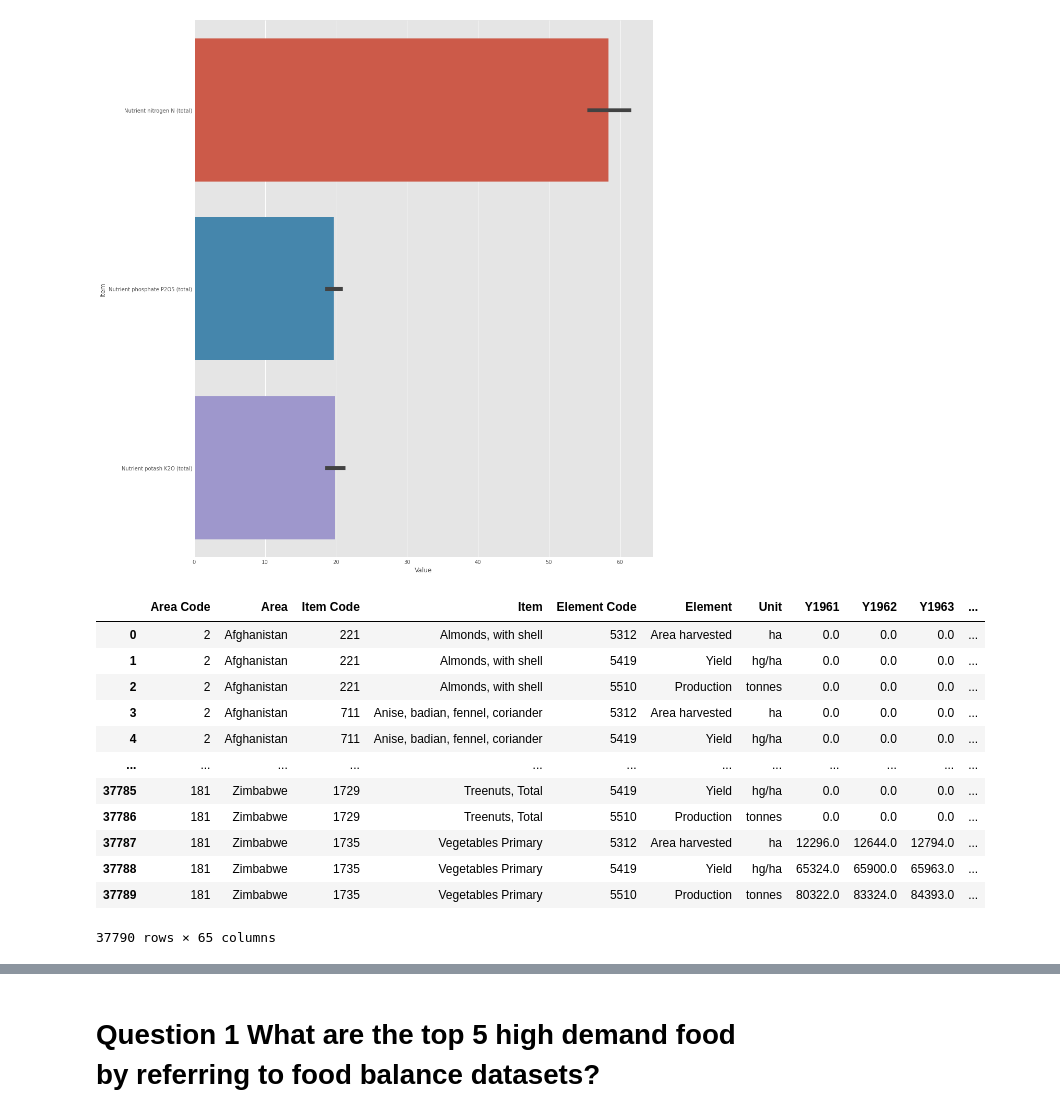
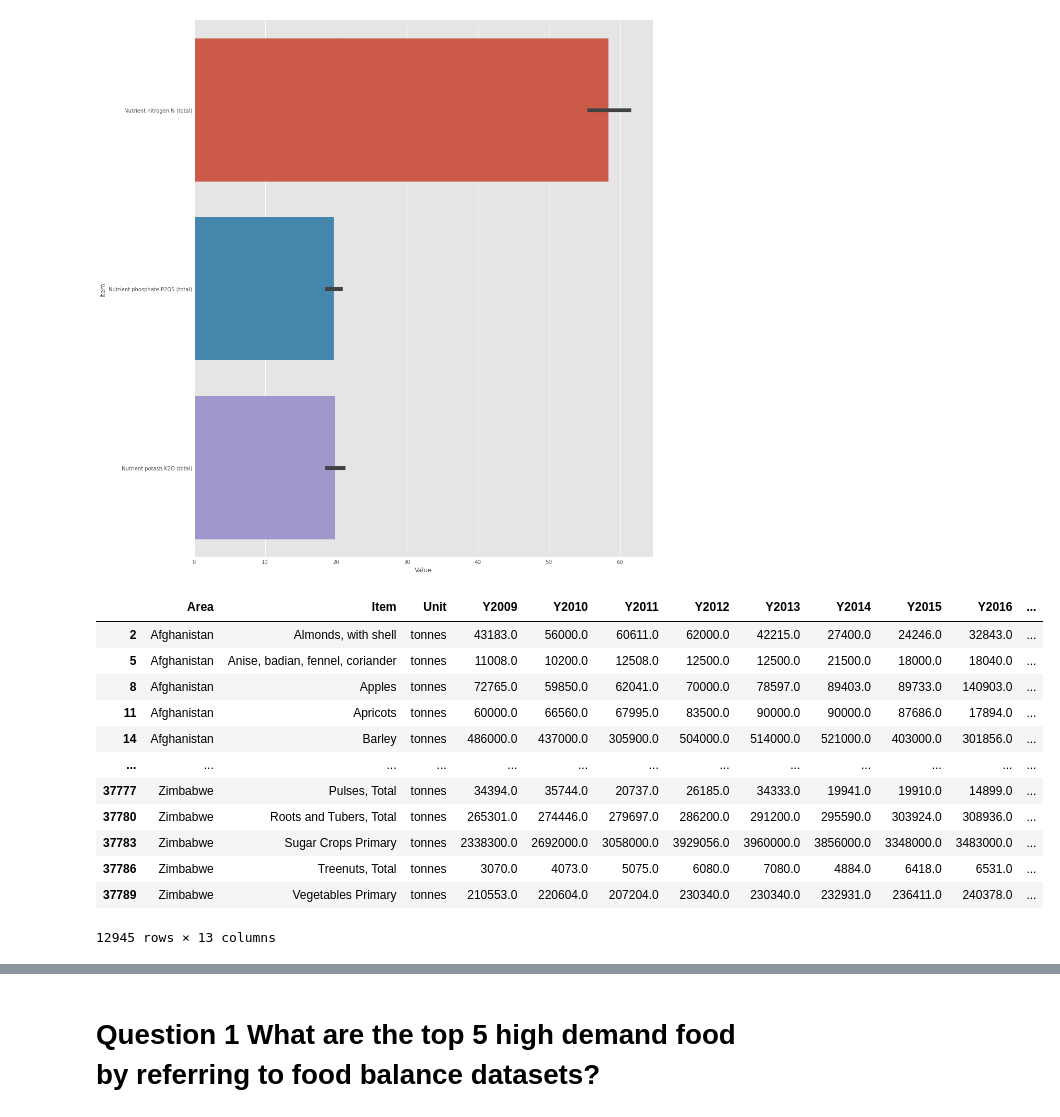
Before and after one commit to minxuan1509/IDS-FAO-Analysis, a Jupyter notebook: IDS FAO.ipynb, the cells around one changed output, grey strips where cells are left out. Saved outputs shown, nothing was run; the diff lists cells and outputs as text; code cells hidden in the pictures.

```diff
--- a/IDS FAO.ipynb
+++ b/IDS FAO.ipynb
@@ -61,23 +63,24 @@ ax = sns.catplot(x='Value',y='Item',data = fertilizer,kind="bar",height = 15,asp
 # %%
 crop = crop[:37790]
 crops=crop[['Area','Item','Unit','Y2009','Y2010','Y2011','Y2012','Y2013','Y2014','Y2015','Y2016','Y2017','Y2018']]
 crops_area_sum = crop.fillna(0)
 crop.fillna(0,inplace=True)
-crop
+crops = crops[crops['Unit']=="tonnes"]
+crops
 # %% [output]
-|  | Area Code | Area | Item Code | Item | Element Code | Element | Unit | Y1961 | Y1962 | Y1963 | ... |
-| 0 | 2 | Afghanistan | 221 | Almonds, with shell | 5312 | Area harvested | ha | 0.0 | 0.0 | 0.0 | ... |
-| 1 | 2 | Afghanistan | 221 | Almonds, with shell | 5419 | Yield | hg/ha | 0.0 | 0.0 | 0.0 | ... |
-| 2 | 2 | Afghanistan | 221 | Almonds, with shell | 5510 | Production | tonnes | 0.0 | 0.0 | 0.0 | ... |
-| 3 | 2 | Afghanistan | 711 | Anise, badian, fennel, coriander | 5312 | Area harvested | ha | 0.0 | 0.0 | 0.0 | ... |
-| 4 | 2 | Afghanistan | 711 | Anise, badian, fennel, coriander | 5419 | Yield | hg/ha | 0.0 | 0.0 | 0.0 | ... |
-| ... | ... | ... | ... | ... | ... | ... | ... | ... | ... | ... | ... |
-| 37785 | 181 | Zimbabwe | 1729 | Treenuts, Total | 5419 | Yield | hg/ha | 0.0 | 0.0 | 0.0 | ... |
-| 37786 | 181 | Zimbabwe | 1729 | Treenuts, Total | 5510 | Production | tonnes | 0.0 | 0.0 | 0.0 | ... |
-| 37787 | 181 | Zimbabwe | 1735 | Vegetables Primary | 5312 | Area harvested | ha | 12296.0 | 12644.0 | 12794.0 | ... |
-| 37788 | 181 | Zimbabwe | 1735 | Vegetables Primary | 5419 | Yield | hg/ha | 65324.0 | 65900.0 | 65963.0 | ... |
-| 37789 | 181 | Zimbabwe | 1735 | Vegetables Primary | 5510 | Production | tonnes | 80322.0 | 83324.0 | 84393.0 | ... |
+|  | Area | Item | Unit | Y2009 | Y2010 | Y2011 | Y2012 | Y2013 | Y2014 | Y2015 | Y2016 | ... |
+| 2 | Afghanistan | Almonds, with shell | tonnes | 43183.0 | 56000.0 | 60611.0 | 62000.0 | 42215.0 | 27400.0 | 24246.0 | 32843.0 | ... |
+| 5 | Afghanistan | Anise, badian, fennel, coriander | tonnes | 11008.0 | 10200.0 | 12508.0 | 12500.0 | 12500.0 | 21500.0 | 18000.0 | 18040.0 | ... |
+| 8 | Afghanistan | Apples | tonnes | 72765.0 | 59850.0 | 62041.0 | 70000.0 | 78597.0 | 89403.0 | 89733.0 | 140903.0 | ... |
+| 11 | Afghanistan | Apricots | tonnes | 60000.0 | 66560.0 | 67995.0 | 83500.0 | 90000.0 | 90000.0 | 87686.0 | 17894.0 | ... |
+| 14 | Afghanistan | Barley | tonnes | 486000.0 | 437000.0 | 305900.0 | 504000.0 | 514000.0 | 521000.0 | 403000.0 | 301856.0 | ... |
+| ... | ... | ... | ... | ... | ... | ... | ... | ... | ... | ... | ... | ... |
+| 37777 | Zimbabwe | Pulses, Total | tonnes | 34394.0 | 35744.0 | 20737.0 | 26185.0 | 34333.0 | 19941.0 | 19910.0 | 14899.0 | ... |
+| 37780 | Zimbabwe | Roots and Tubers, Total | tonnes | 265301.0 | 274446.0 | 279697.0 | 286200.0 | 291200.0 | 295590.0 | 303924.0 | 308936.0 | ... |
+| 37783 | Zimbabwe | Sugar Crops Primary | tonnes | 2338300.0 | 2692000.0 | 3058000.0 | 3929056.0 | 3960000.0 | 3856000.0 | 3348000.0 | 3483000.0 | ... |
+| 37786 | Zimbabwe | Treenuts, Total | tonnes | 3070.0 | 4073.0 | 5075.0 | 6080.0 | 7080.0 | 4884.0 | 6418.0 | 6531.0 | ... |
+| 37789 | Zimbabwe | Vegetables Primary | tonnes | 210553.0 | 220604.0 | 207204.0 | 230340.0 | 230340.0 | 232931.0 | 236411.0 | 240378.0 | ... |
-37790 rows × 65 columns
+12945 rows × 13 columns
 # %%
 crops = crops.fillna(0)
 filter_column = list(crops)
```
Also changed, not shown: parts of 5 cells of this notebook.
